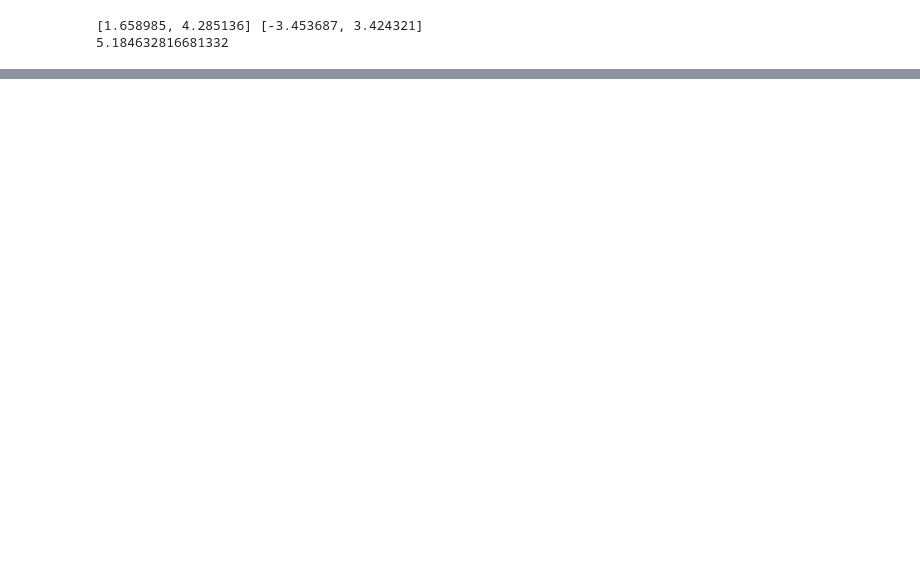
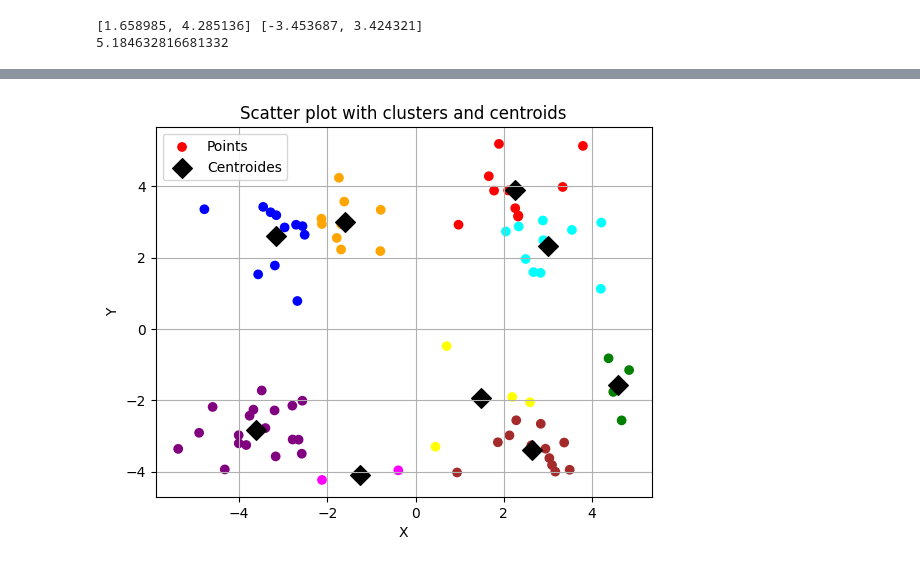
Before and after one commit to BiPaulEr/MachineLearning, a Jupyter notebook: kMeans/KMeans.ipynb, the cells around one changed output, grey strips where cells are left out. Cells and saved outputs as stored; diff of their text form; code cells hidden in the pictures; blank space fills up the shorter version.

```diff
--- a/kMeans/KMeans.ipynb
+++ b/kMeans/KMeans.ipynb
@@ -124,0 +219,5 @@ plt.show()
+# %%
+centroids_bi_9, clusterAssment_bi_9 = biKmeans(np.array(dataMat), 9)
+plot_cluster(dataMat, clusterAssment_bi_9, centroids_bi_9)
+# %% [output]
+[figure, added]
```
Also changed, not shown: parts of 13 cells of this notebook.
